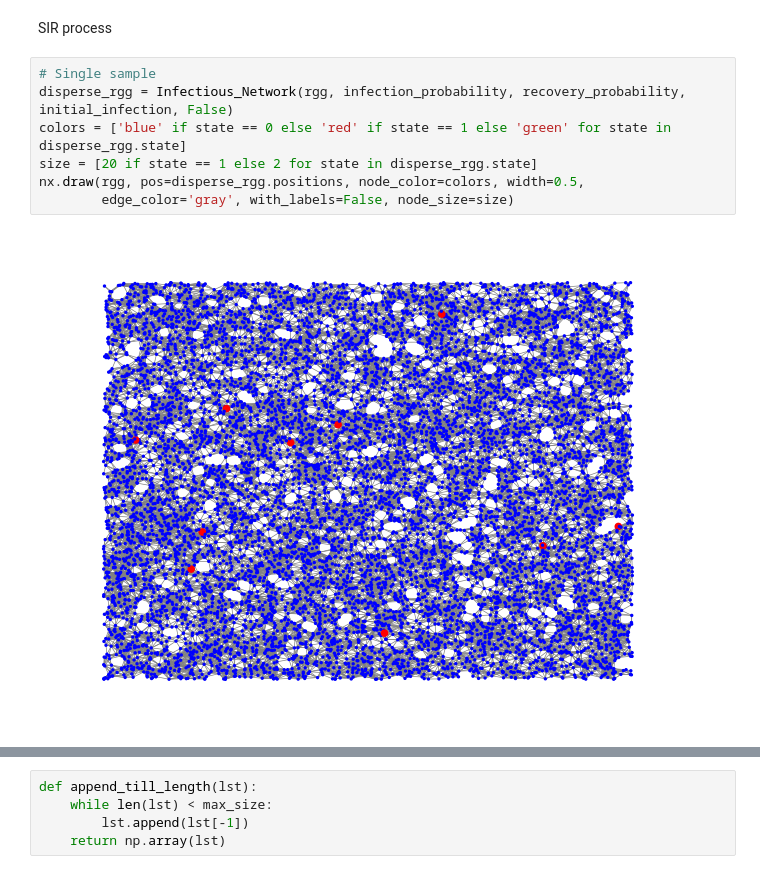
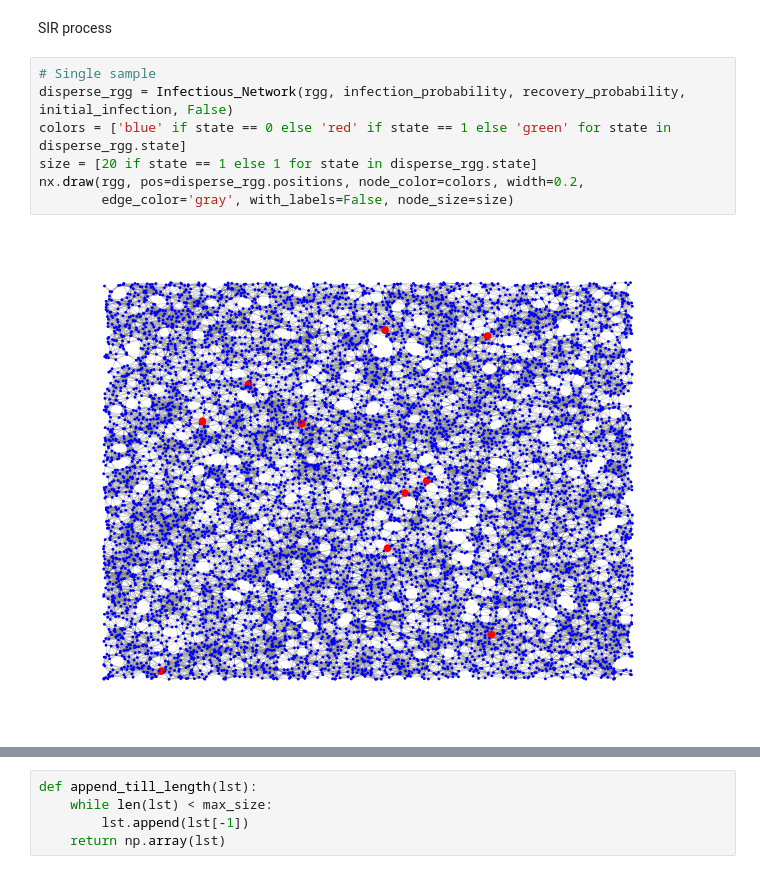
Before and after one commit to ChloeYiu/Network-Friendship-Disease, a Jupyter notebook: final_report.ipynb, the cells around one changed output, grey strips where cells are left out. Saved outputs shown, nothing was run; the diff lists cells and outputs as text.

```diff
--- a/final_report.ipynb
+++ b/final_report.ipynb
@@ -167,12 +167,12 @@ SIR process
 # %%
 # Single sample
 disperse_rgg = Infectious_Network(rgg, infection_probability, recovery_probability, initial_infection, False)
 colors = ['blue' if state == 0 else 'red' if state == 1 else 'green' for state in disperse_rgg.state]
-size = [20 if state == 1 else 2 for state in disperse_rgg.state]
-nx.draw(rgg, pos=disperse_rgg.positions, node_color=colors, width=0.5,
+size = [20 if state == 1 else 1 for state in disperse_rgg.state]
+nx.draw(rgg, pos=disperse_rgg.positions, node_color=colors, width=0.2,
         edge_color='gray', with_labels=False, node_size=size)
 # %% [output]
-[figure, old version]
+[figure, new version]
 # %%
 # Single sample
 concentrated_rgg = Infectious_Network(rgg, infection_probability, recovery_probability, initial_infection, True)
```
Also changed, not shown: parts of 3 cells of this notebook, 1 other file.
